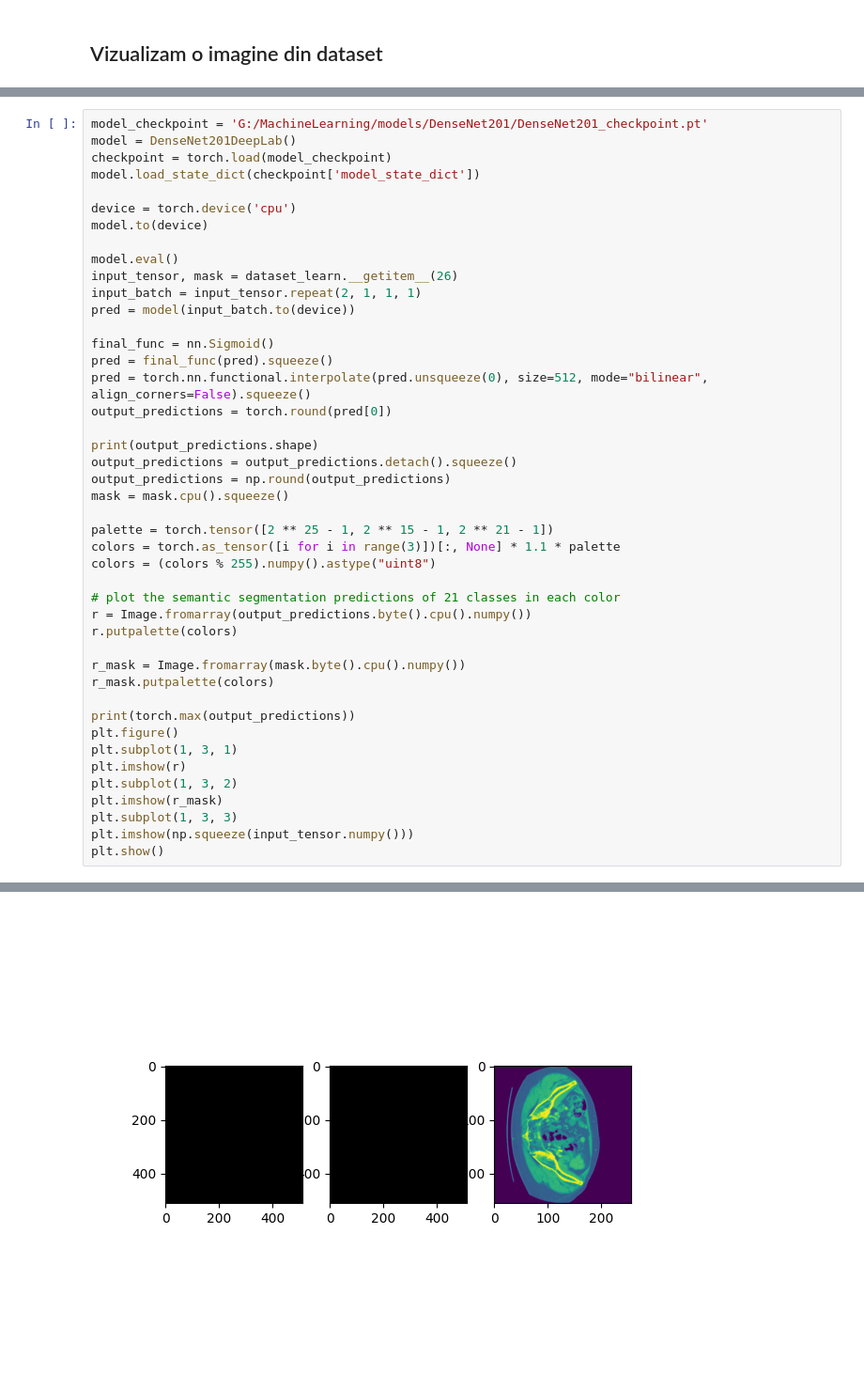
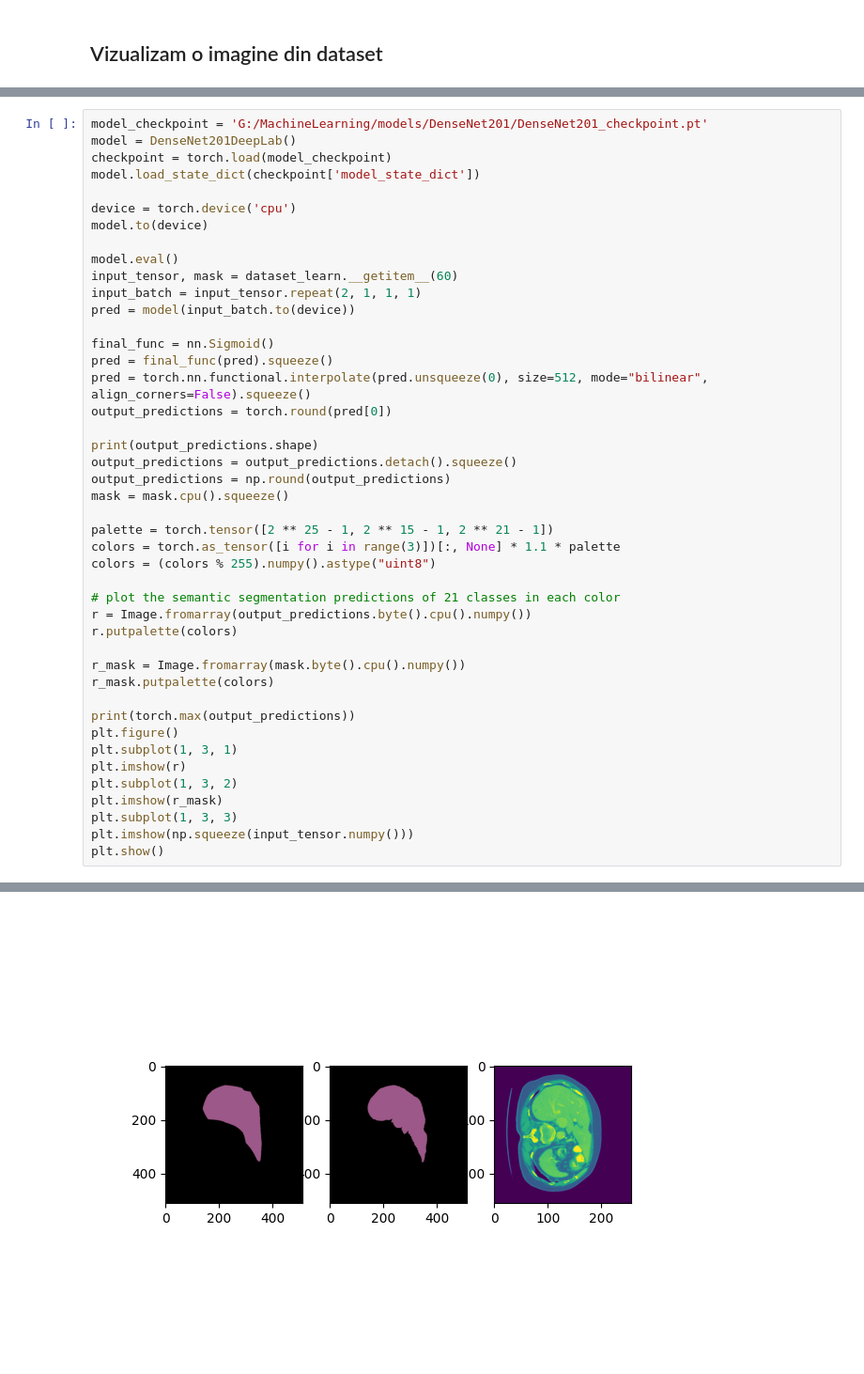
Before and after one commit to StanciulescuAndrei/LicentaUPB, a Jupyter notebook: ML_train_tester.ipynb, the cells around one changed output, grey strips where cells are left out. Shown: that part at 94% size. Saved outputs shown, nothing was run; the diff lists cells and outputs as text.

```diff
--- a/ML_train_tester.ipynb
+++ b/ML_train_tester.ipynb
@@ -109,7 +112,7 @@ device = torch.device('cpu')
 model.to(device)
 
 model.eval()
-input_tensor, mask = dataset_learn.__getitem__(26)
+input_tensor, mask = dataset_learn.__getitem__(60)
 input_batch = input_tensor.repeat(2, 1, 1, 1)
 pred = model(input_batch.to(device))
 
@@ -149,4 +152,4 @@ tensor(0.)
-[figure, old version]
+[figure, new version]
 # %%
 loss_fn = DiceLoss()
 print(1.0 - loss_fn(output_predictions, mask))
```
Also changed, not shown: parts of 5 cells of this notebook, 4 other files.
